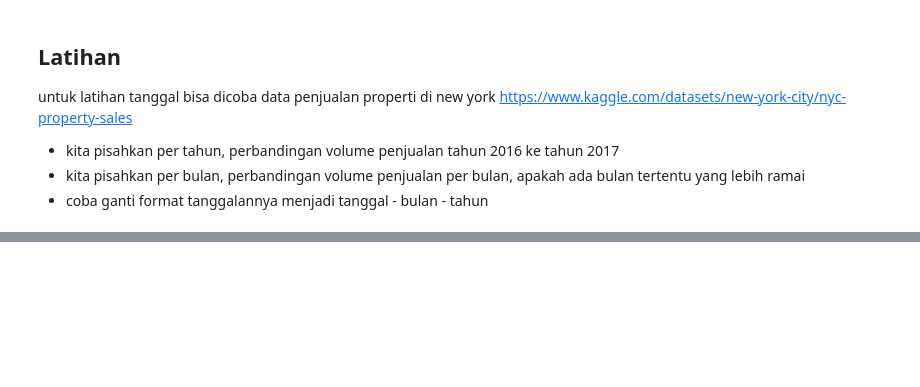
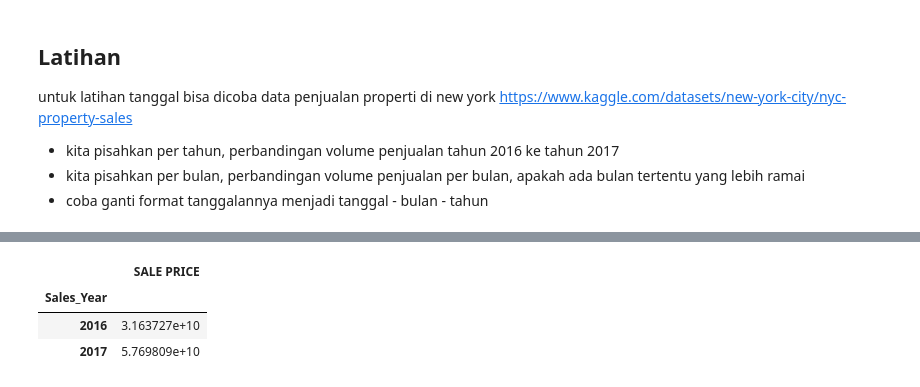
Before and after one commit to stefkwan/pytn_300725, a Jupyter notebook: sesi6_14Aug.ipynb, the cells around one changed output, grey strips where cells are left out. Cells and saved outputs as stored; diff of their text form; code cells hidden in the pictures; blank space fills up the shorter version.

```diff
--- a/sesi6_14Aug.ipynb
+++ b/sesi6_14Aug.ipynb
@@ -713,0 +799,3 @@ untuk latihan tanggal bisa dicoba data penjualan properti di new york https://ww
+# %%
+df_cleaned_NYC_sales = df_nyc_sales.drop(noSalePrice)
+df_cleaned_NYC_sales["SALE PRICE"].info()
@@ -713,0 +826,9 @@ untuk latihan tanggal bisa dicoba data penjualan properti di new york https://ww
+# %%
+df_cleaned_NYC_sales["SALE PRICE"] = df_cleaned_NYC_sales["SALE PRICE"].astype('float')
+# %%
+df_cleaned_NYC_sales.groupby(["Sales_Year"]).agg({"SALE PRICE":"sum"})
+# %% [output]
+|  | SALE PRICE |
+| Sales_Year |  |
+| 2016 | 3.163727e+10 |
+| 2017 | 5.769809e+10 |
```
Also changed, not shown: parts of 9 cells of this notebook, 1 other file.
